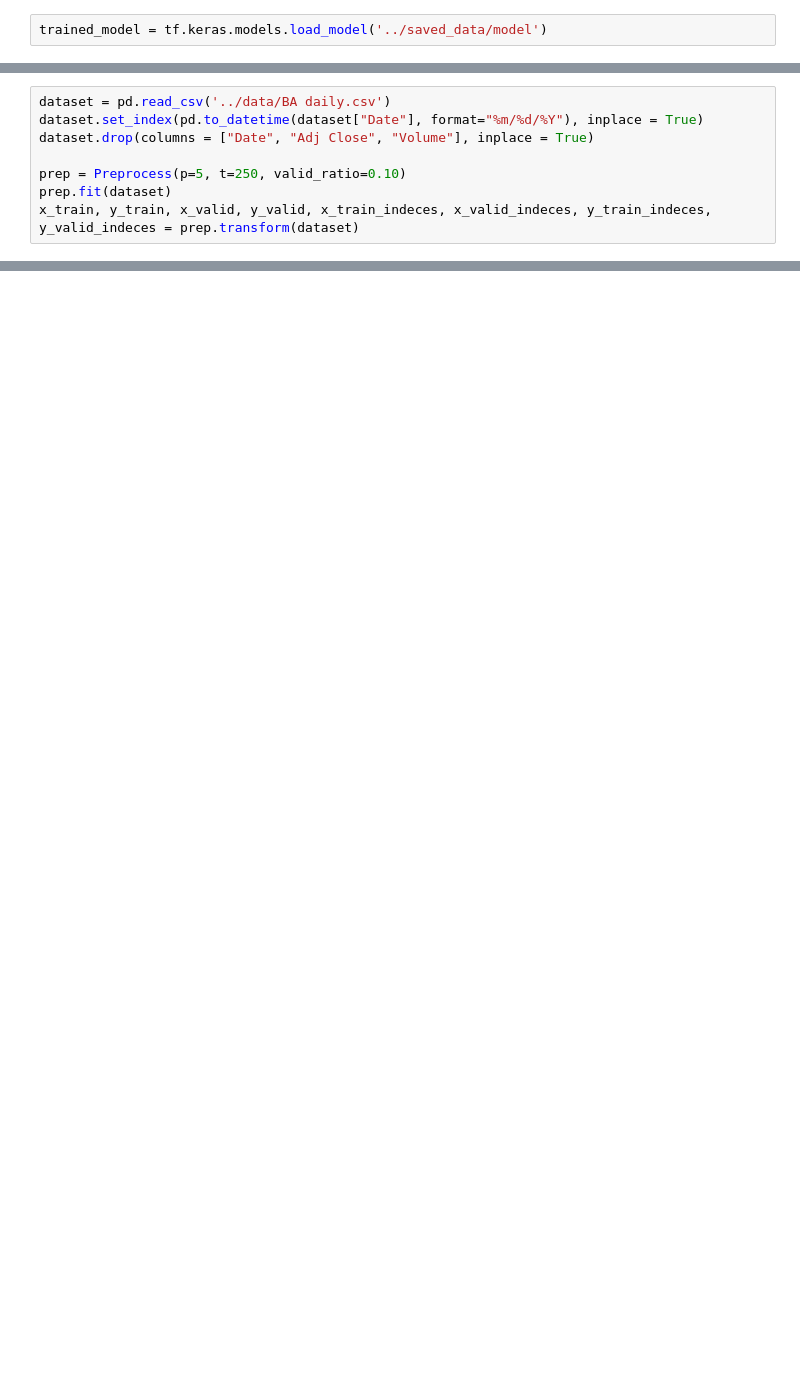
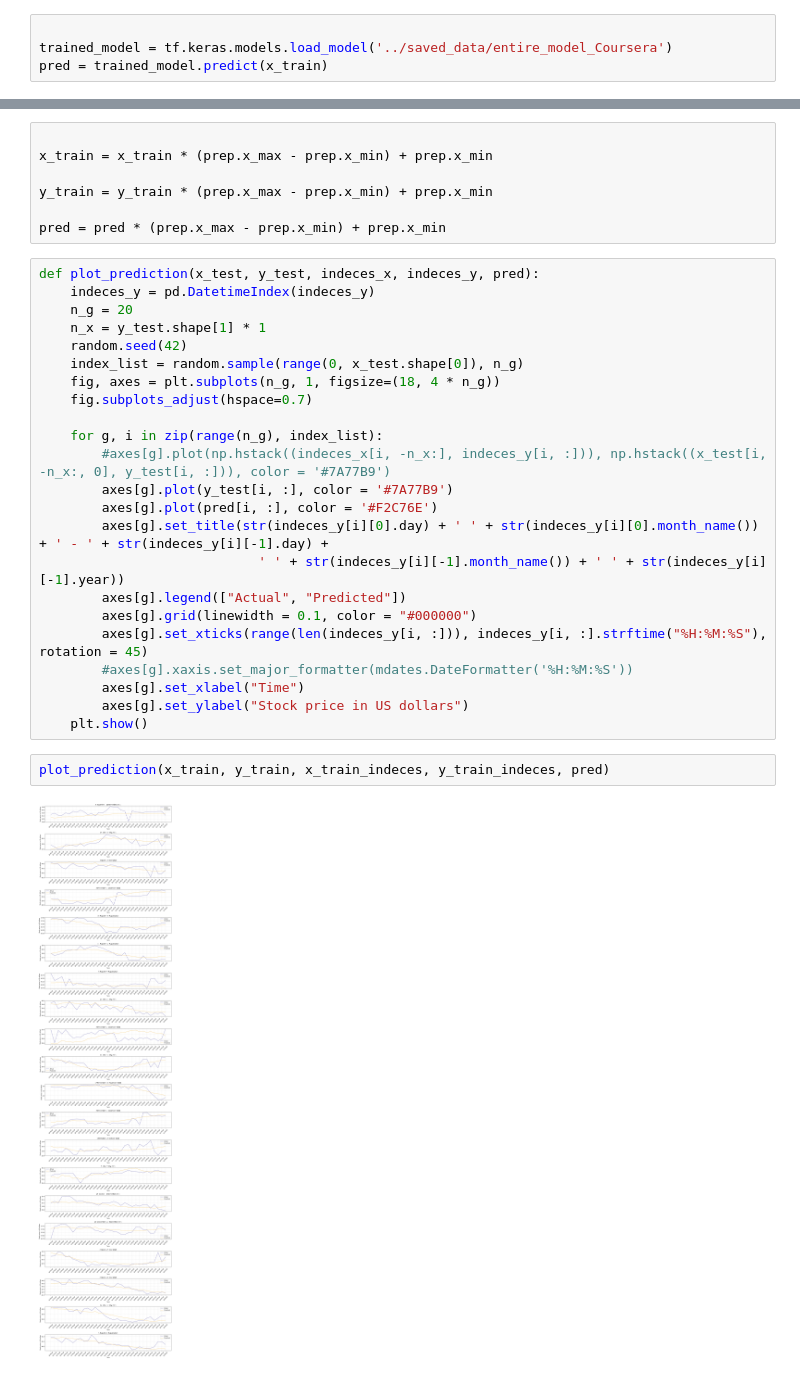
Before and after one commit to AnastasiiaSt/Stock-price-forecast-with-RNN, a Jupyter notebook: visualization/Prediction Graphs.ipynb, the cells around one changed output, grey strips where cells are left out. Drawn from its saved outputs; the diff is of its cells as text; blank space fills up the shorter version.

```diff
--- a/visualization/Prediction Graphs.ipynb
+++ b/visualization/Prediction Graphs.ipynb
@@ -15,2 +33,4 @@ from stock_price_forecast.preprocess import Preprocess
 # %%
-trained_model = tf.keras.models.load_model('../saved_data/model')
+
+trained_model = tf.keras.models.load_model('../saved_data/entire_model_Coursera')
+pred = trained_model.predict(x_train)
@@ -17,8 +38,0 @@ trained_model = tf.keras.models.load_model('../saved_data/model')
-# %%
-dataset = pd.read_csv('../data/BA daily.csv')
-dataset.set_index(pd.to_datetime(dataset["Date"], format="%m/%d/%Y"), inplace = True)
-dataset.drop(columns = ["Date", "Adj Close", "Volume"], inplace = True)
-
-prep = Preprocess(p=5, t=250, valid_ratio=0.10)
-prep.fit(dataset)
-x_train, y_train, x_valid, y_valid, x_train_indeces, x_valid_indeces, y_train_indeces, y_valid_indeces = prep.transform(dataset)
@@ -89,0 +39,34 @@ error = predict(x_valid, y_valid, x_valid_indeces, y_valid_indeces, trained_mode
+# %%
+
+x_train = x_train * (prep.x_max - prep.x_min) + prep.x_min
+
+y_train = y_train * (prep.x_max - prep.x_min) + prep.x_min
+
+pred = pred * (prep.x_max - prep.x_min) + prep.x_min
+# %%
+def plot_prediction(x_test, y_test, indeces_x, indeces_y, pred):
+    indeces_y = pd.DatetimeIndex(indeces_y)
+    n_g = 20
+    n_x = y_test.shape[1] * 1
+    random.seed(42)
+    index_list = random.sample(range(0, x_test.shape[0]), n_g)
+    fig, axes = plt.subplots(n_g, 1, figsize=(18, 4 * n_g))
+    fig.subplots_adjust(hspace=0.7)
+
+    for g, i in zip(range(n_g), index_list):
+        #axes[g].plot(np.hstack((indeces_x[i, -n_x:], indeces_y[i, :])), np.hstack((x_test[i, -n_x:, 0], y_test[i, :])), color = '#7A77B9')
+        axes[g].plot(y_test[i, :], color = '#7A77B9')
+        axes[g].plot(pred[i, :], color = '#F2C76E')
+        axes[g].set_title(str(indeces_y[i][0].day) + ' ' + str(indeces_y[i][0].month_name()) + ' - ' + str(indeces_y[i][-1].day) +
+                            ' ' + str(indeces_y[i][-1].month_name()) + ' ' + str(indeces_y[i][-1].year))
+        axes[g].legend(["Actual", "Predicted"])
+        axes[g].grid(linewidth = 0.1, color = "#000000")
+        axes[g].set_xticks(range(len(indeces_y[i, :])), indeces_y[i, :].strftime("%H:%M:%S"), rotation = 45)
+        #axes[g].xaxis.set_major_formatter(mdates.DateFormatter('%H:%M:%S'))
+        axes[g].set_xlabel("Time")
+        axes[g].set_ylabel("Stock price in US dollars")
+    plt.show()
+# %%
+plot_prediction(x_train, y_train, x_train_indeces, y_train_indeces, pred)
+# %% [output]
+[figure, added]
```
Also changed, not shown: parts of 8 cells of this notebook.
